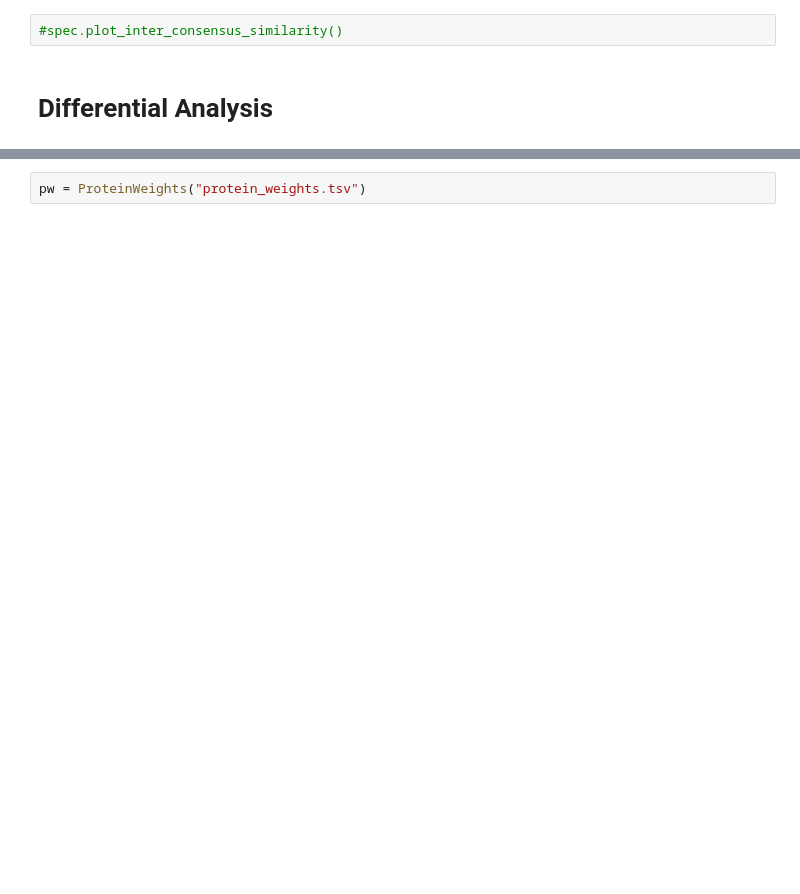
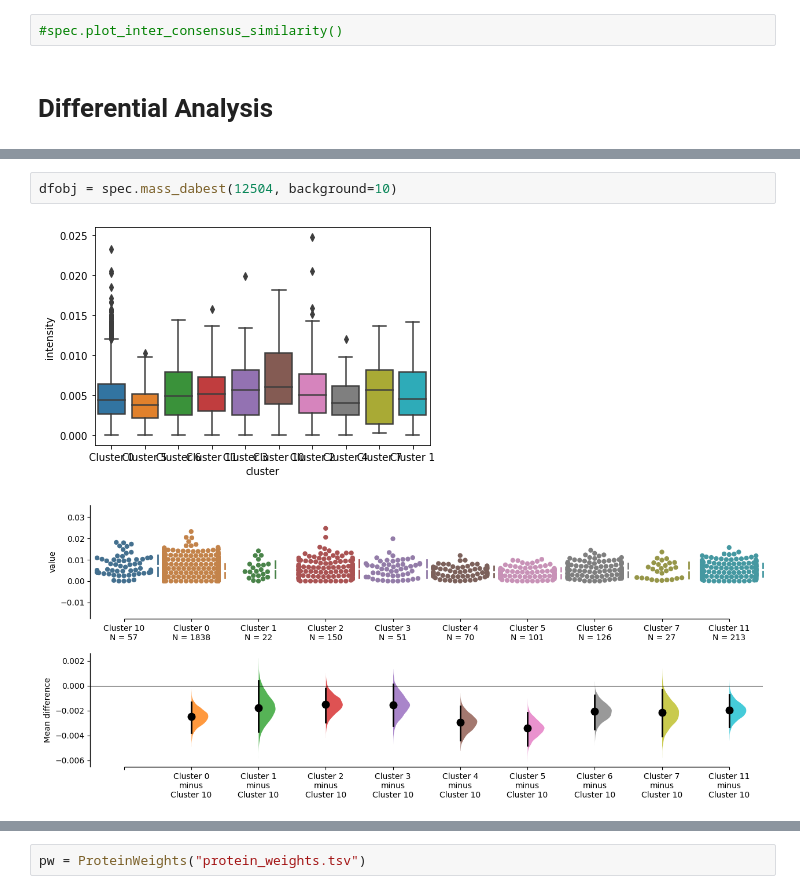
Before and after one commit to mjoppich/pIMZ, a Jupyter notebook: examples/IMZML_process.ipynb, the cells around one changed output, grey strips where cells are left out. Saved outputs shown, nothing was run; the diff lists cells and outputs as text; blank space fills up the shorter version.

```diff
--- a/examples/IMZML_process.ipynb
+++ b/examples/IMZML_process.ipynb
@@ -114,0 +147,5 @@ dfobj = spec.mass_dabest(12504)
+# %%
+dfobj = spec.mass_dabest(12504, background=10)
+# %% [output]
+[figure, added]
+[figure, added]
```
Also changed, not shown: parts of 25 cells of this notebook, 1 other file.
